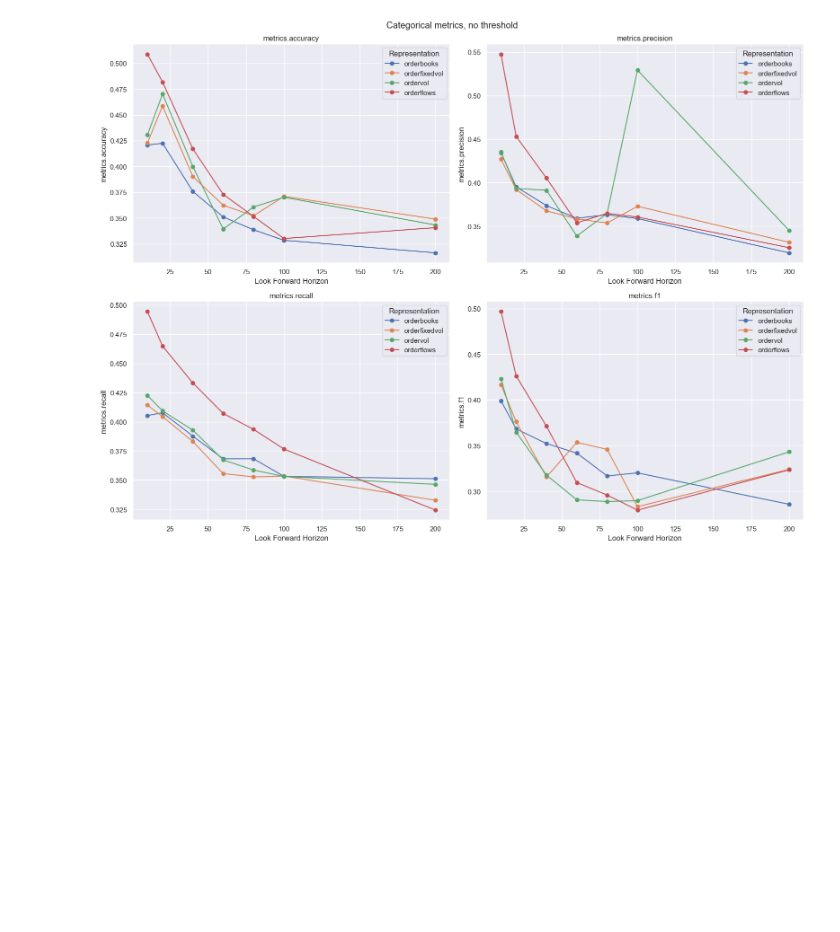
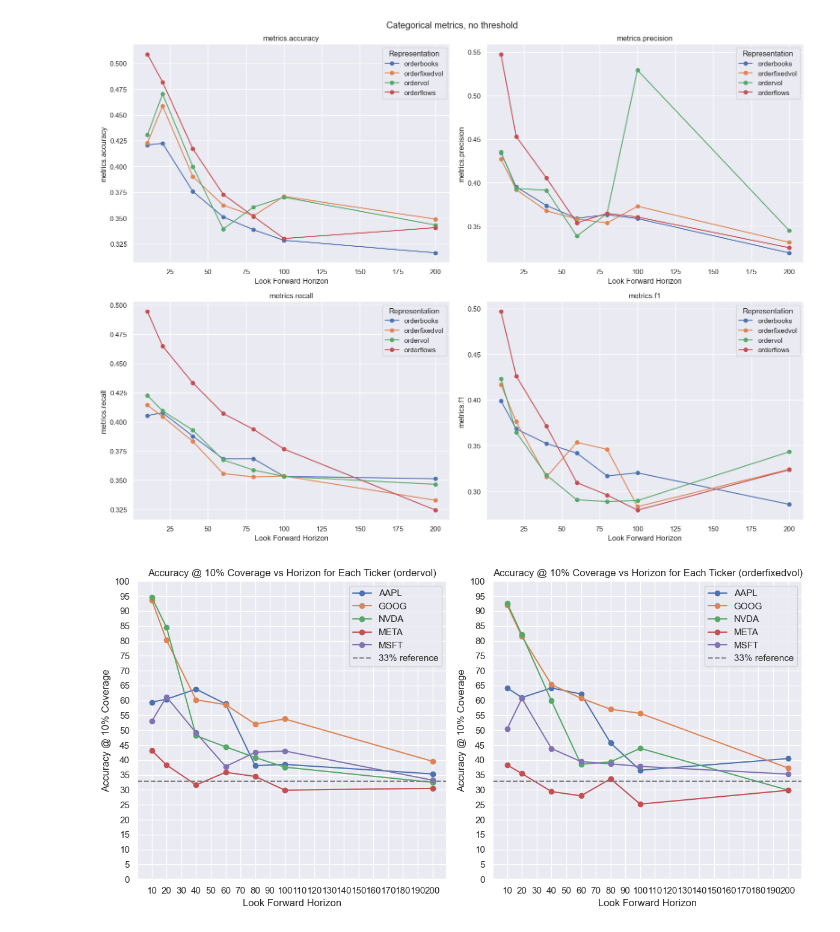
Before and after one commit to benhunt19/deep-lob-project, a Jupyter notebook: src/notebooks/finalResultsAnalysis.ipynb, the cells around one changed output. Drawn from its saved outputs; the diff is of its cells as text; code cells hidden in the pictures; blank space fills up the shorter version.

```diff
--- a/src/notebooks/finalResultsAnalysis.ipynb
+++ b/src/notebooks/finalResultsAnalysis.ipynb
@@ -341,3 +366,50 @@ plt.tight_layout()
 plt.show()
 # %% [output]
 [figure]
+# %%
+# Plot accuracy@10%_coverage vs horizon for each ticker, for representation 'orderflows'
+
+
+fig, axs = plt.subplots(1,2, figsize=(12, 6))
+representations = ['ordervol', 'orderfixedvol']
+labelType = "CATEGORICAL"
+pcnt = 10
+y_axis_col = f'metricsStrength.accuracy@{pcnt}%_coverage'
+x_axis_col = 'meta.lookForwardHorizon'
+
+tickers = ['AAPL', 'GOOG', 'NVDA', 'META', 'MSFT']
+
+for idx, representation in enumerate(representations):
+    for ticker in tickers:
+        df = data[
+            (data['meta.representation'] == representation) &
+            (data['Ticker'] == ticker) &
+            (data['meta.labelType'] == labelType)
+        ].sort_values(x_axis_col)
+        axs[idx].plot(
+            df[x_axis_col],
+            df[y_axis_col] * 100,
+            marker='o',
+            label=ticker
+        )
+    axs[idx].set_xlabel('Look Forward Horizon')
+    axs[idx].set_ylabel(f'Accuracy @ {pcnt}% Coverage')
+    axs[idx].set_title(f'Accuracy @ {pcnt}% Coverage vs Horizon for Each Ticker ({representation})')
+    axs[idx].legend(title='Ticker')
+
+    axs[idx].set_xlabel('Look Forward Horizon')
+    axs[idx].set_ylabel(f'Accuracy @ {pcnt}% Coverage')
+    axs[idx].set_title(f'Accuracy @ {pcnt}% Coverage vs Horizon for Each Ticker ({representation})')
+    axs[idx].legend(title='Ticker')
+    hline = 33
+    axs[idx].axhline(hline, color='gray', linestyle='--', label='33% reference')
+    axs[idx].legend()
+    axs[idx].grid(True)
+
+    axs[idx].set_yticks(np.arange(0, 1.05, 0.05) * 100)
+    plt.setp(ax.get_xticklabels(), rotation=45)
+    axs[idx].set_xticks(np.arange(10, 210, 10))
+plt.tight_layout()
+plt.show()
+# %% [output]
+[figure, added]
```
Also changed, not shown: parts of 8 cells of this notebook, 10 other files.
